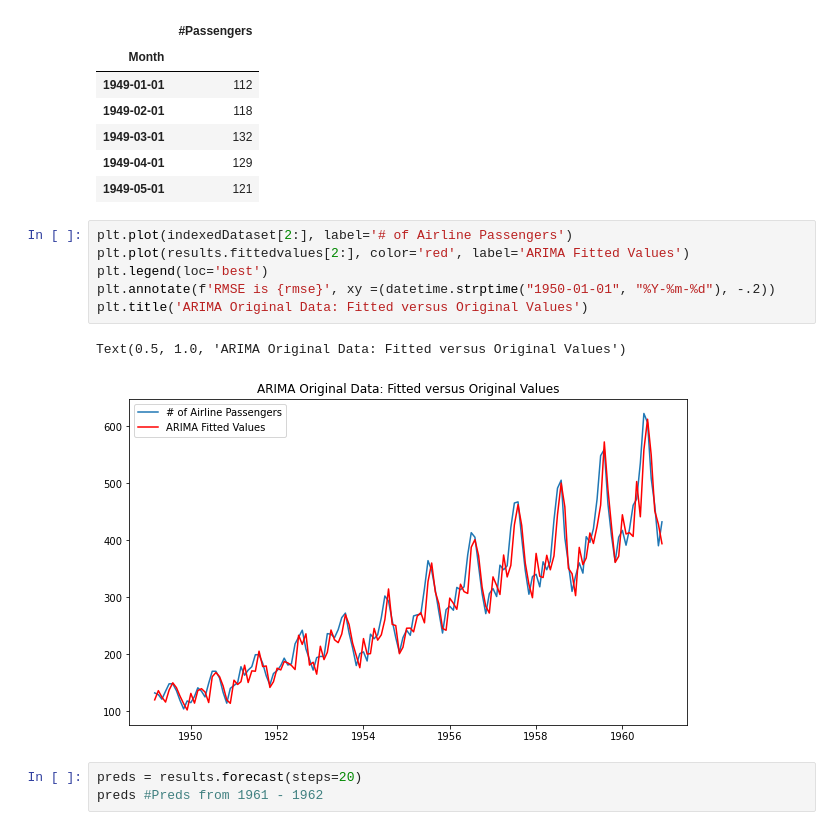
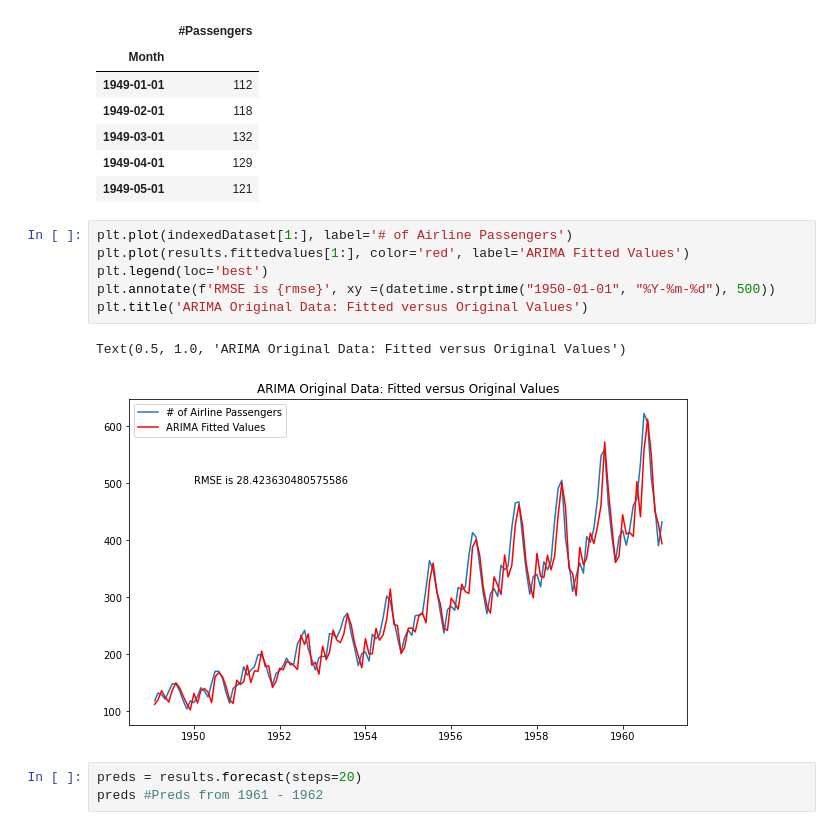
Before and after one commit to dray89/AirlinePassengers, a Jupyter notebook: AirlinePassengers.ipynb, the cells around one changed output. Drawn from its saved outputs; the diff is of its cells as text.

```diff
--- a/AirlinePassengers.ipynb
+++ b/AirlinePassengers.ipynb
@@ -881,14 +882,14 @@ indexedDataset.head()
 | 1949-04-01 | 129 |
 | 1949-05-01 | 121 |
 # %%
-plt.plot(indexedDataset[2:], label='# of Airline Passengers')
-plt.plot(results.fittedvalues[2:], color='red', label='ARIMA Fitted Values')
+plt.plot(indexedDataset[1:], label='# of Airline Passengers')
+plt.plot(results.fittedvalues[1:], color='red', label='ARIMA Fitted Values')
 plt.legend(loc='best')
-plt.annotate(f'RMSE is {rmse}', xy =(datetime.strptime("1950-01-01", "%Y-%m-%d"), -.2))
+plt.annotate(f'RMSE is {rmse}', xy =(datetime.strptime("1950-01-01", "%Y-%m-%d"), 500))
 plt.title('ARIMA Original Data: Fitted versus Original Values')
 # %% [output]
 Text(0.5, 1.0, 'ARIMA Original Data: Fitted versus Original Values')
-[figure, old version]
+[figure, new version]
 # %%
 preds = results.forecast(steps=20)
 preds #Preds from 1961 - 1962
```
Also changed, not shown: parts of 14 cells of this notebook.
